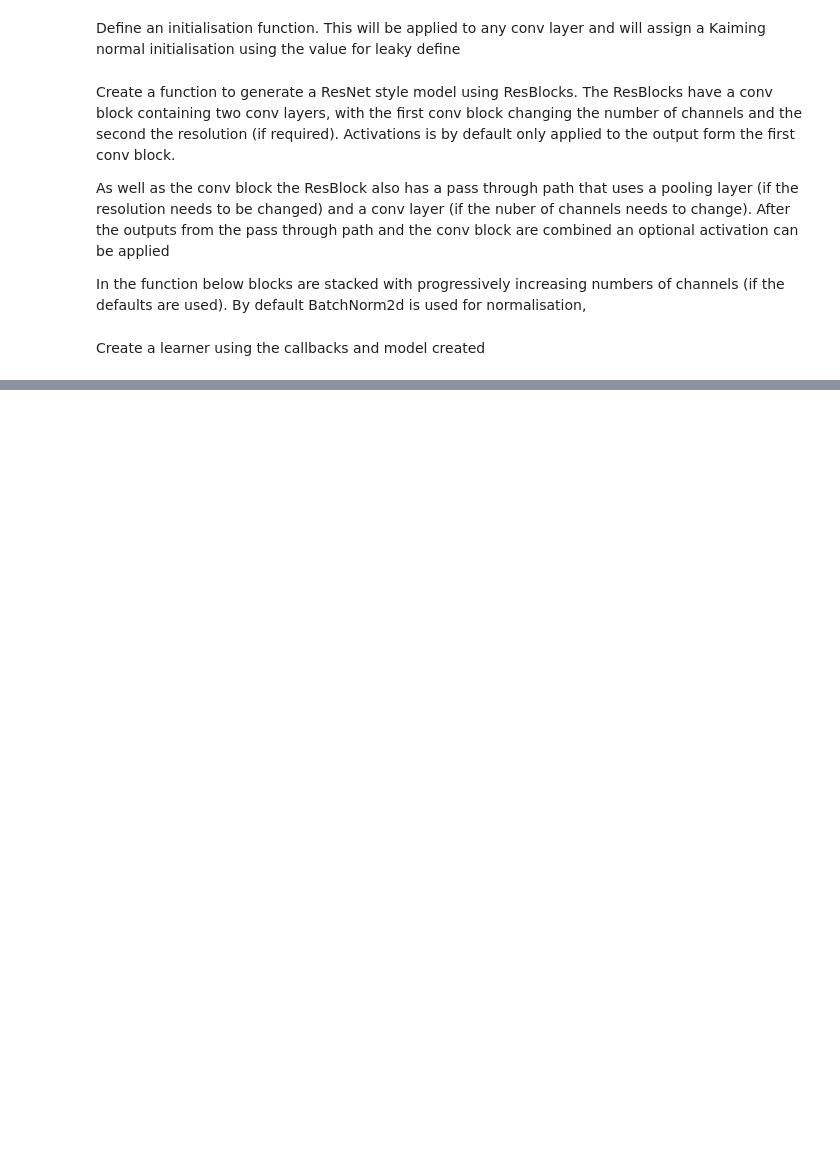
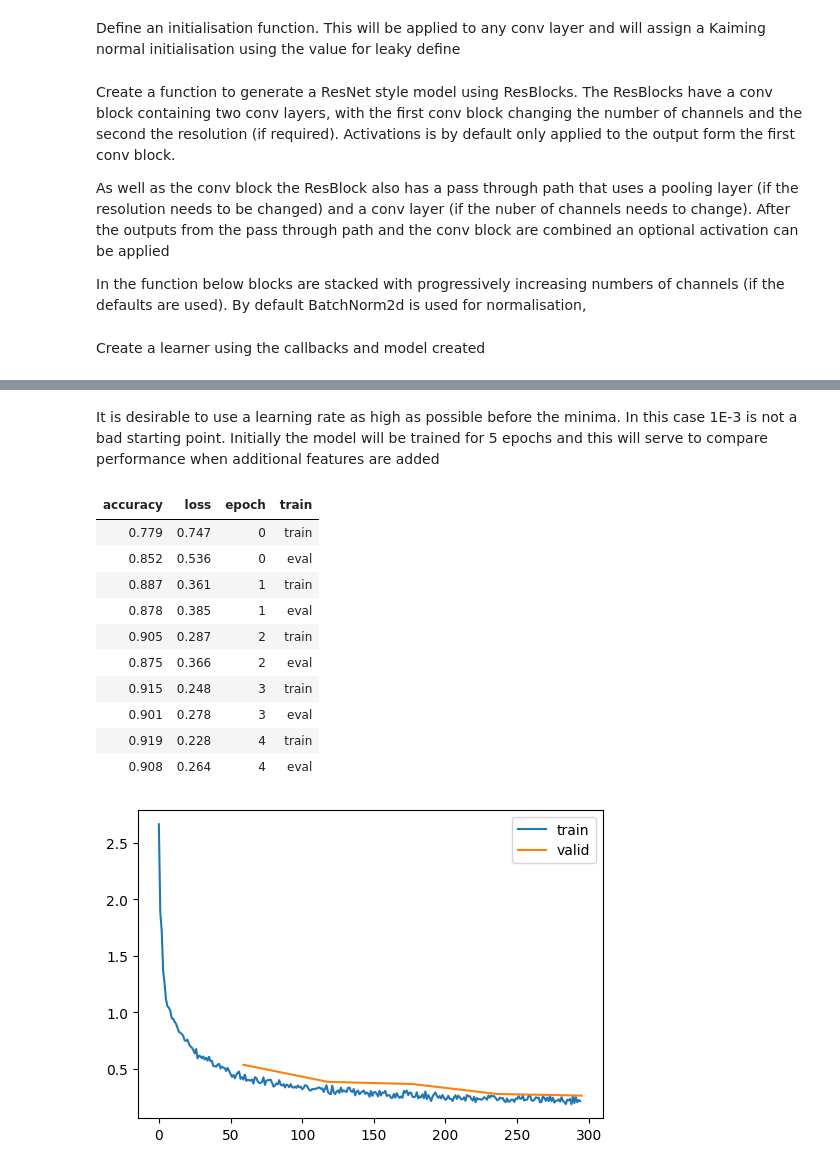
Before and after one commit to fromLittleAcorns/miniai, a Jupyter notebook: nbs/13_tutorial_image_classification.ipynb, the cells around one changed output, grey strips where cells are left out. Saved outputs shown, nothing was run; the diff lists cells and outputs as text; code cells hidden in the pictures; blank space fills up the shorter version.

```diff
--- a/nbs/13_tutorial_image_classification.ipynb
+++ b/nbs/13_tutorial_image_classification.ipynb
@@ -121,0 +153,17 @@ learn.summary()
+# %% [markdown]
+It is desirable to use a learning rate as high as possible before the minima. In this case 1E-3 is not a bad starting point.  Initially the model will be trained for 5 epochs and this will serve to compare performance when additional features are added
+# %%
+learn.fit(n_epochs=5, lr=1.e-2)
+# %% [output]
+| accuracy | loss | epoch | train |
+| 0.779 | 0.747 | 0 | train |
+| 0.852 | 0.536 | 0 | eval |
+| 0.887 | 0.361 | 1 | train |
+| 0.878 | 0.385 | 1 | eval |
+| 0.905 | 0.287 | 2 | train |
+| 0.875 | 0.366 | 2 | eval |
+| 0.915 | 0.248 | 3 | train |
+| 0.901 | 0.278 | 3 | eval |
+| 0.919 | 0.228 | 4 | train |
+| 0.908 | 0.264 | 4 | eval |
+[figure, added]
```
Also changed, not shown: parts of 27 cells of this notebook, 3 other files.
